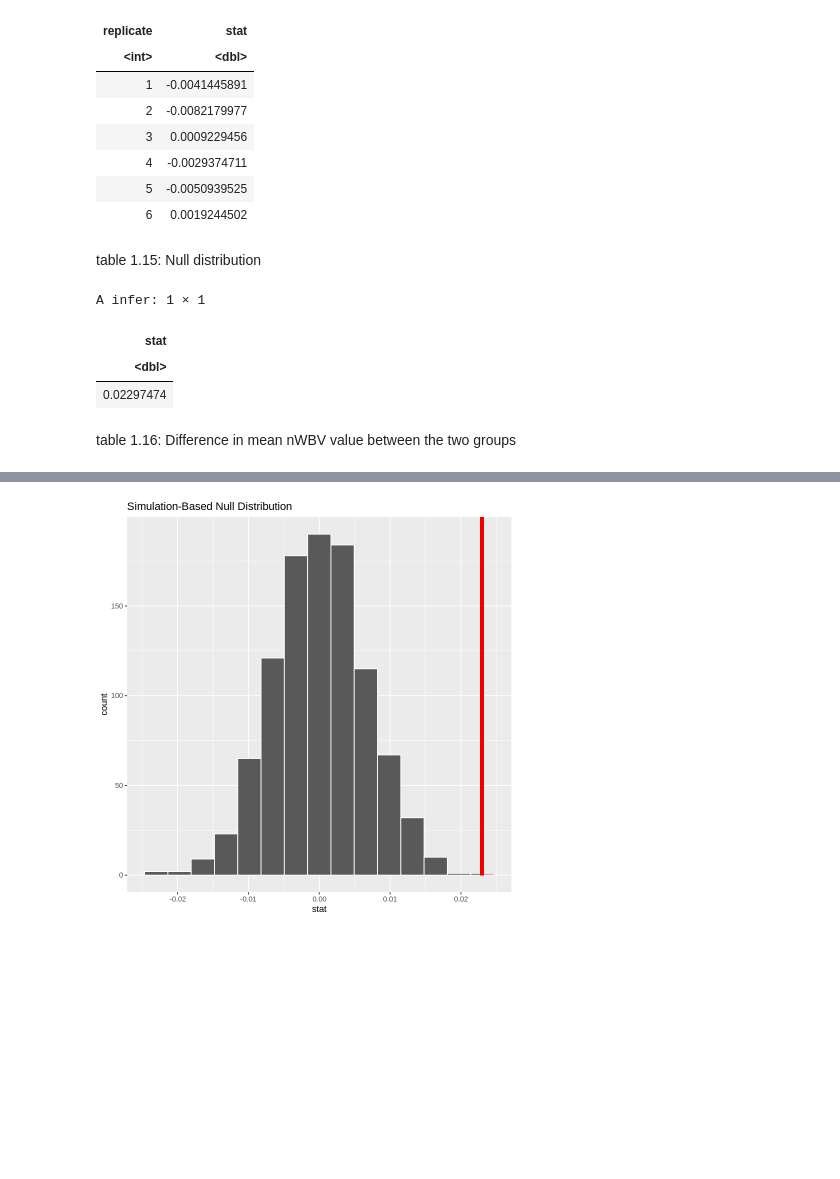
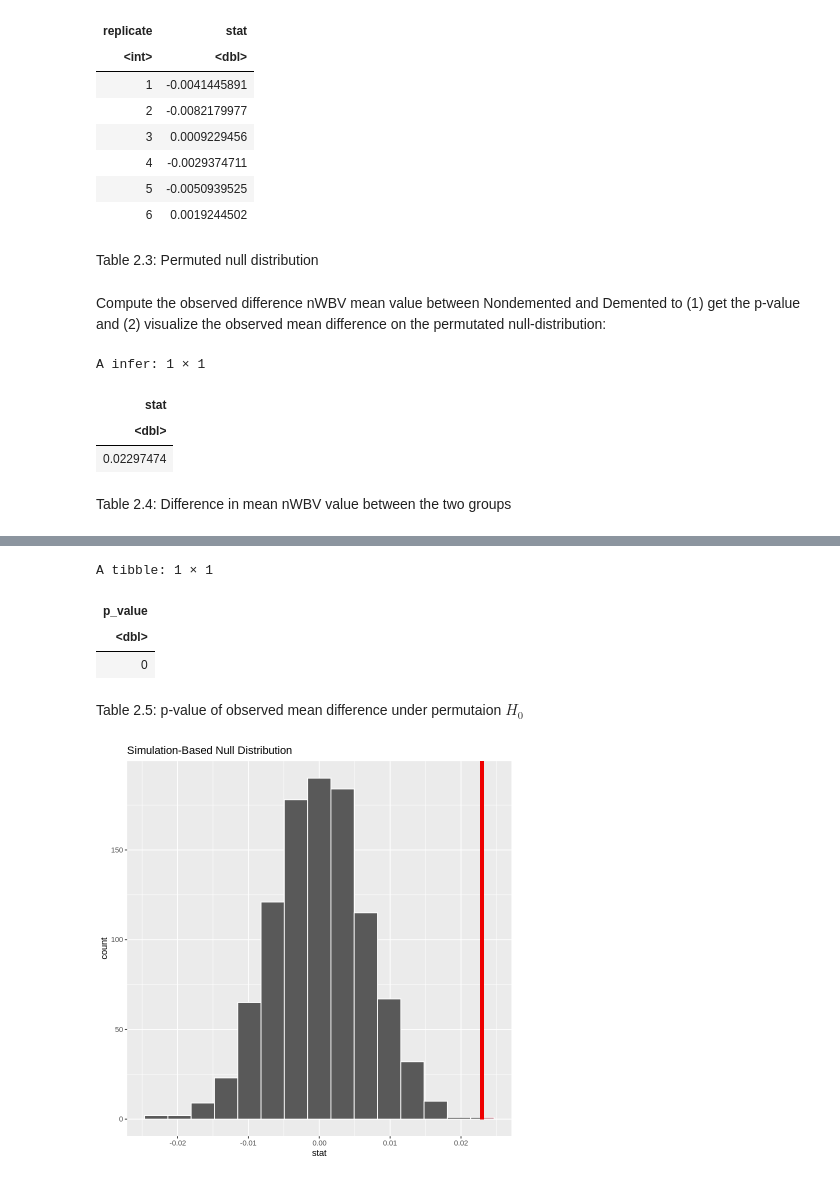
Before and after one commit to yuwangy/alzheimer_analysis, a Jupyter notebook: Project_Final_Submission.ipynb, the cells around one changed output, grey strips where cells are left out. Cells and saved outputs as stored; diff of their text form; code cells hidden in the pictures; blank space fills up the shorter version.

```diff
--- a/Project_Final_Submission.ipynb
+++ b/Project_Final_Submission.ipynb
@@ -408,5 +465,7 @@ A infer: 6 × 2
 | 5 | -0.0050939525 |
 | 6 | 0.0019244502 |
 # %% [markdown]
-table 1.15: Null distribution
+Table 2.3: Permuted null distribution
+# %% [markdown]
+Compute the observed difference nWBV mean value between Nondemented and Demented to (1) get the p-value and (2) visualize the observed mean difference on the permutated null-distribution:
 # %%
@@ -422,4 +480,8 @@ A infer: 1 × 1
 | <dbl> |
 | 0.02297474 |
 # %% [markdown]
-table 1.16:  Difference in mean nWBV value between the two groups
+Table 2.4:  Difference in mean nWBV value between the two groups
+# %%
+nwbv_null_distribution |>
+get_p_value(obs_stat = obs_diff_mean, direction = "right")
+# %% [output]
@@ -426,3 +490,9 @@ table 1.16:  Difference in mean nWBV value between the two groups
+A tibble: 1 × 1
+| p_value |
+| <dbl> |
+| 0 |
+# %% [markdown]
+Table 2.5:  p-value of observed mean difference under permutaion $H_0$
 # %%
 # visualize the null distribution and the p-value
 visualize(nwbv_null_distribution) +
```
Also changed, not shown: parts of 61 cells of this notebook.
